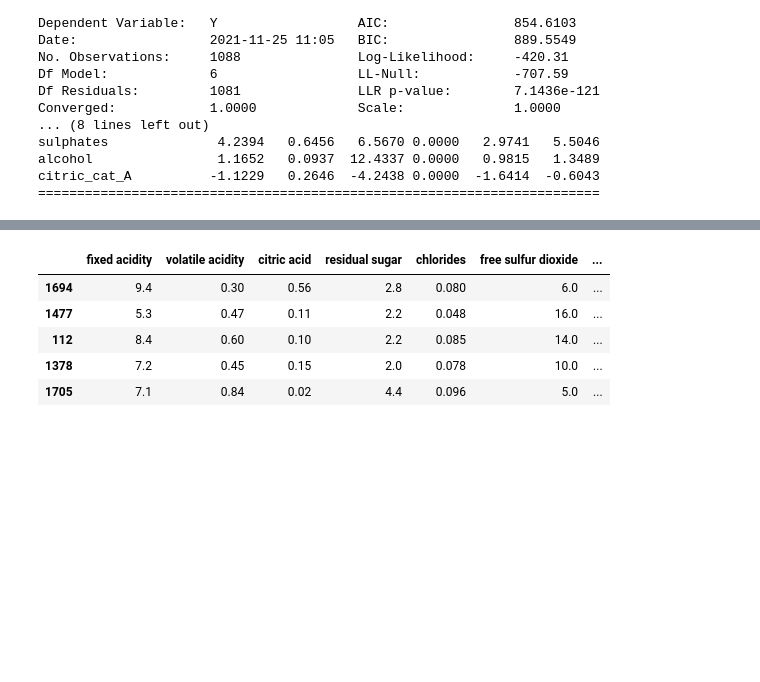
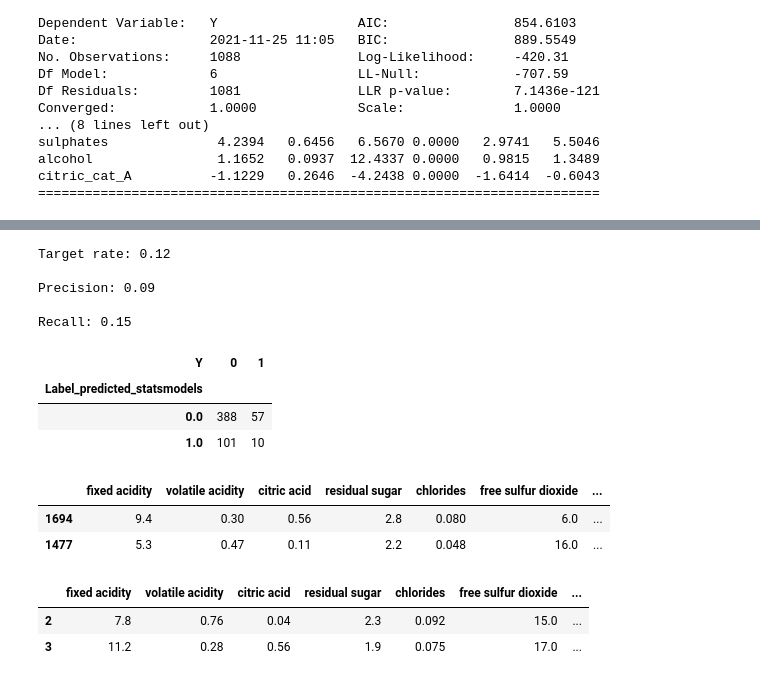
Before and after one commit to guillaumeovf/CarLoanDefault, a Jupyter notebook: wine_quality.ipynb, the cells around one changed output, grey strips where cells are left out. Saved outputs shown, nothing was run; the diff lists cells and outputs as text; code cells hidden in the pictures; blank space fills up the shorter version.

```diff
--- a/wine_quality.ipynb
+++ b/wine_quality.ipynb
@@ -1552,5 +1552,8 @@ citric_cat_A          -1.1229   0.2646  -4.2438 0.0000  -1.6414  -0.6043
 
 # Now, let's predict them on the test & oot
 
-result_logit.predict(test[['volatile acidity', 'chlorides','total sulfur dioxide',
-                           'density', 'sulphates', 'alcohol', 'citric_cat_A']])
+test = pd.concat([test, pd.Series(result_logit.predict(test[['volatile acidity', 'chlorides','total sulfur dioxide',
+                           'density', 'sulphates', 'alcohol', 'citric_cat_A']]), name='Predict_statsmodels')], axis=1)
+
+oot = pd.concat([oot, pd.Series(result_logit.predict(oot[['volatile acidity', 'chlorides','total sulfur dioxide',
+                           'density', 'sulphates', 'alcohol', 'citric_cat_A']]), name='Predict_statsmodels')], axis=1)
@@ -1570,9 +1584,24 @@ Length: 287, dtype: float64
+# %%
+confusion_matrix_statsmodels(oot, 'Y', 111)
+# %% [output]
+Target rate: 0.12
+
+Precision: 0.09
+
+Recall: 0.15
+| Y | 0 | 1 |
+| Label_predicted_statsmodels |  |  |
+| 0.0 | 388 | 57 |
+| 1.0 | 101 | 10 |
 # %%
-test.head()
+test.head(2)
 # %% [output]
 |  | fixed acidity | volatile acidity | citric acid | residual sugar | chlorides | free sulfur dioxide | ... |
 | 1694 | 9.4 | 0.30 | 0.56 | 2.8 | 0.080 | 6.0 | ... |
 | 1477 | 5.3 | 0.47 | 0.11 | 2.2 | 0.048 | 16.0 | ... |
-| 112 | 8.4 | 0.60 | 0.10 | 2.2 | 0.085 | 14.0 | ... |
-| 1378 | 7.2 | 0.45 | 0.15 | 2.0 | 0.078 | 10.0 | ... |
-| 1705 | 7.1 | 0.84 | 0.02 | 4.4 | 0.096 | 5.0 | ... |
+# %%
+oot.head(2)
+# %% [output]
+|  | fixed acidity | volatile acidity | citric acid | residual sugar | chlorides | free sulfur dioxide | ... |
+| 2 | 7.8 | 0.76 | 0.04 | 2.3 | 0.092 | 15.0 | ... |
+| 3 | 11.2 | 0.28 | 0.56 | 1.9 | 0.075 | 17.0 | ... |
```
Also changed, not shown: parts of 3 cells of this notebook.
